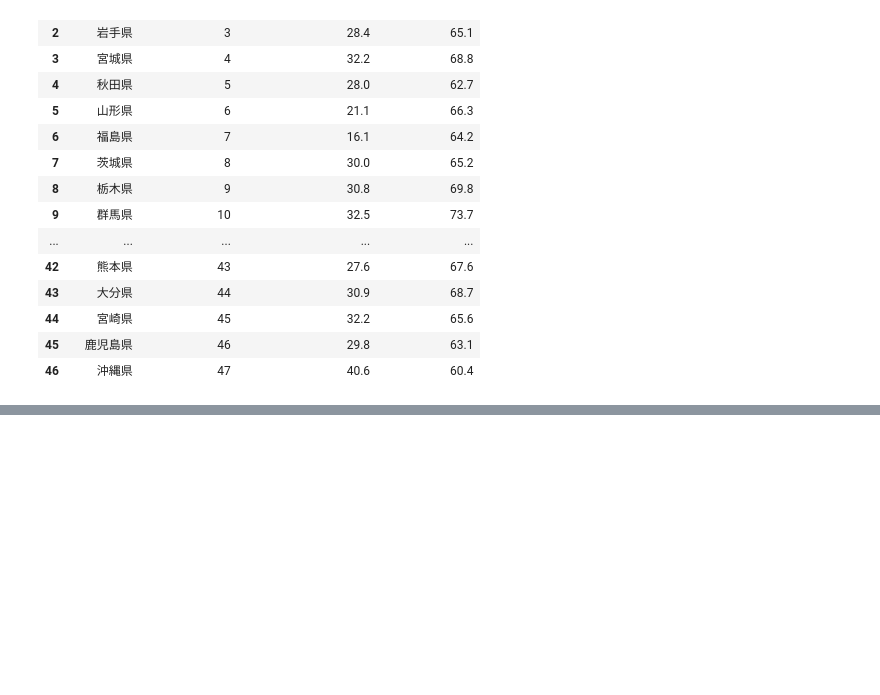
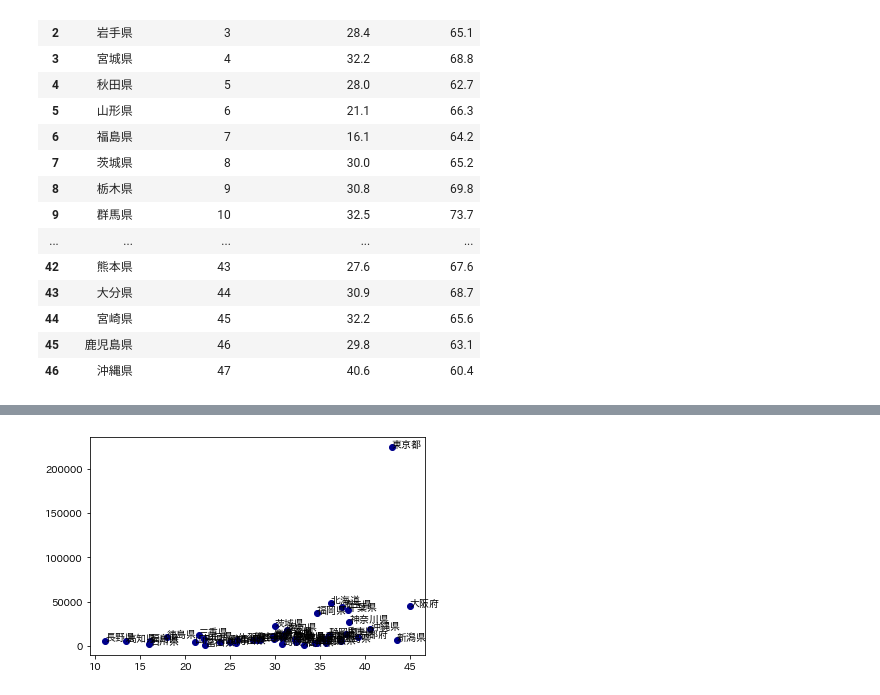
Before and after one commit to arakawatomonori/analyze-poverty, a Jupyter notebook: yuiseki/生活保護世帯と大学進学率関係.ipynb, the cells around one changed output, grey strips where cells are left out. Drawn from its saved outputs; the diff is of its cells as text; code cells hidden in the pictures; blank space fills up the shorter version.

```diff
--- a/yuiseki/生活保護世帯と大学進学率関係.ipynb
+++ b/yuiseki/生活保護世帯と大学進学率関係.ipynb
@@ -30,0 +35,6 @@ df.plot.scatter(x='生活保護世帯進学率(%)', y='全世帯進学率(%)')
+# %%
+df2 = pd.read_excel('../data/www.mhlw.go.jp/2020/都道府県別被保護者調査.xls')
+df2 = df2.shift(-5)[0:47]
+columns = ['無１', '都道府県', '無２', '被保護世帯総数', '現に保護を受けた世帯', '保護停止中の世帯', '被保護実人員総数', '現に保護を受けた人数', '保護停止中の人数', '保護開始世帯数', '保護廃止世帯数']
+df2.columns = columns
+df2
@@ -30,0 +59,3 @@ df.plot.scatter(x='生活保護世帯進学率(%)', y='全世帯進学率(%)')
+# %%
+df_concat1 = pd.concat([df1, df2], axis=1)
+df_concat1
@@ -30,0 +80,8 @@ df.plot.scatter(x='生活保護世帯進学率(%)', y='全世帯進学率(%)')
+# %%
+fig, ax = plt.subplots()
+ax.scatter(x=df_concat1['生活保護世帯進学率(%)'], y=df_concat1['被保護世帯総数'], c='DarkBlue')
+for idx, row in df_concat1.iterrows():
+    ax.annotate(row['都道府県名'], (row['生活保護世帯進学率(%)'], row['被保護世帯総数']))
+plt.show()
+# %% [output]
+[figure, added]
```
Also changed, not shown: parts of 9 cells of this notebook, 1 other file.
